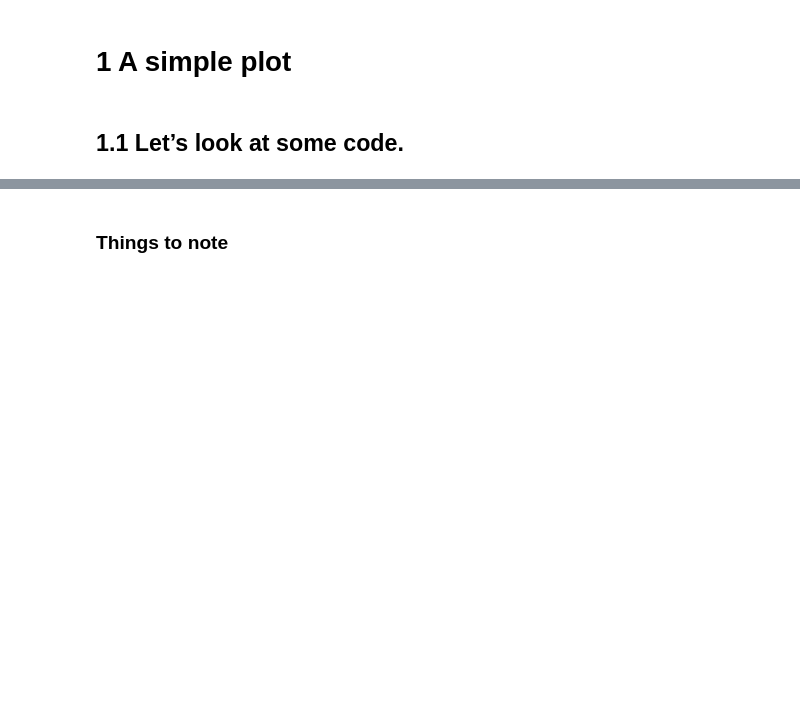
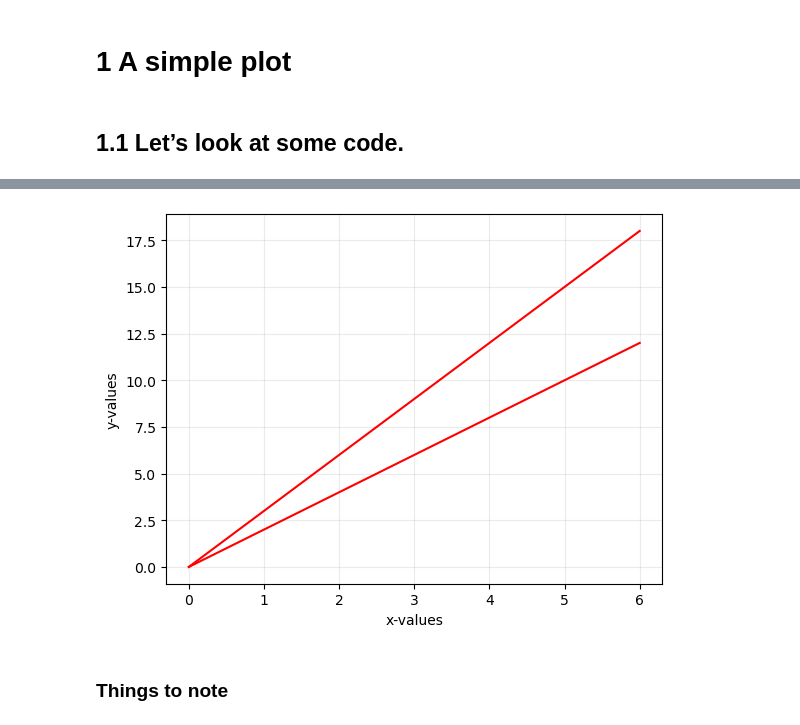
Before and after one commit to SPS-SP2273/learning-portfolio-annette-14, a Jupyter notebook: plotting/plotting_(need).ipynb, the cells around one changed output, grey strips where cells are left out. Drawn from its saved outputs; the diff is of its cells as text; code cells hidden in the pictures; blank space fills up the shorter version.

```diff
--- a/plotting/plotting_(need).ipynb
+++ b/plotting/plotting_(need).ipynb
@@ -8,0 +37,10 @@
+# %%
+# plotting 2 lines on a single figure
+
+plt.plot(x, y_1, y_2, label='Y values',
+         color='red', linestyle='solid')   #types of lines - dashed, dotted and solid
+plt.xlabel('x-values')
+plt.ylabel('y-values')
+plt.grid(alpha=.25)      #it is not necessary to include legend, gridlines, title etc. i.e, it is all customisable
+# %% [output]
+[figure, added]
```
Also changed, not shown: parts of 34 cells of this notebook, 1 other file.
